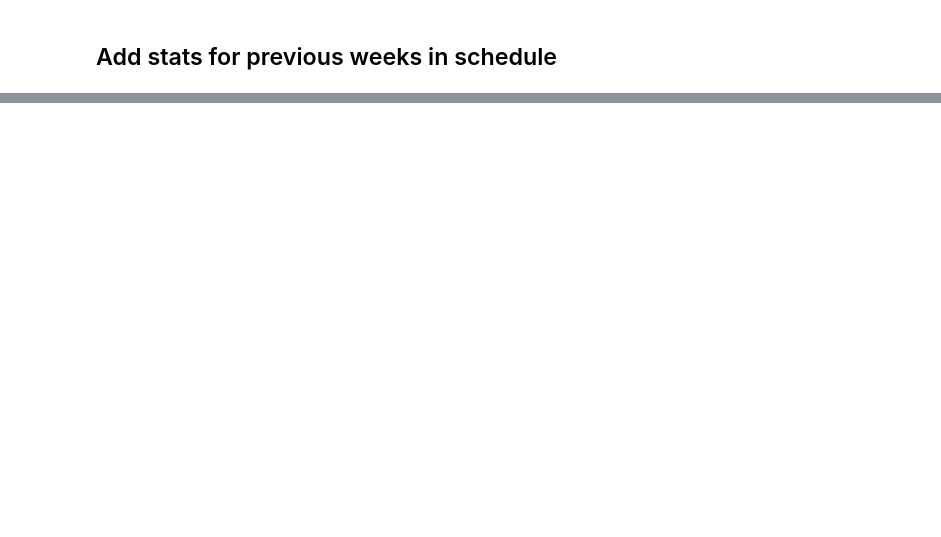
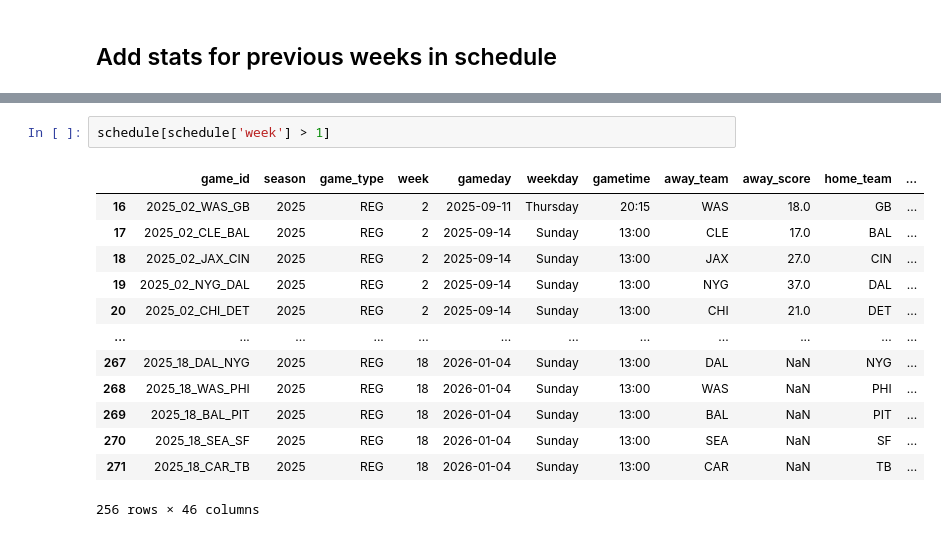
Before and after one commit to tyler-burns/NFLMatchupPrediction, a Jupyter notebook: Code/TrainingDataRetrieval.ipynb, the cells around one changed output, grey strips where cells are left out. Cells and saved outputs as stored; diff of their text form; blank space fills up the shorter version.

```diff
--- a/Code/TrainingDataRetrieval.ipynb
+++ b/Code/TrainingDataRetrieval.ipynb
@@ -169,0 +240,16 @@ team_stats
+# %%
+schedule[schedule['week'] > 1]
+# %% [output]
+|  | game_id | season | game_type | week | gameday | weekday | gametime | away_team | away_score | home_team | ... |
+| 16 | 2025_02_WAS_GB | 2025 | REG | 2 | 2025-09-11 | Thursday | 20:15 | WAS | 18.0 | GB | ... |
+| 17 | 2025_02_CLE_BAL | 2025 | REG | 2 | 2025-09-14 | Sunday | 13:00 | CLE | 17.0 | BAL | ... |
+| 18 | 2025_02_JAX_CIN | 2025 | REG | 2 | 2025-09-14 | Sunday | 13:00 | JAX | 27.0 | CIN | ... |
+| 19 | 2025_02_NYG_DAL | 2025 | REG | 2 | 2025-09-14 | Sunday | 13:00 | NYG | 37.0 | DAL | ... |
+| 20 | 2025_02_CHI_DET | 2025 | REG | 2 | 2025-09-14 | Sunday | 13:00 | CHI | 21.0 | DET | ... |
+| ... | ... | ... | ... | ... | ... | ... | ... | ... | ... | ... | ... |
+| 267 | 2025_18_DAL_NYG | 2025 | REG | 18 | 2026-01-04 | Sunday | 13:00 | DAL | NaN | NYG | ... |
+| 268 | 2025_18_WAS_PHI | 2025 | REG | 18 | 2026-01-04 | Sunday | 13:00 | WAS | NaN | PHI | ... |
+| 269 | 2025_18_BAL_PIT | 2025 | REG | 18 | 2026-01-04 | Sunday | 13:00 | BAL | NaN | PIT | ... |
+| 270 | 2025_18_SEA_SF | 2025 | REG | 18 | 2026-01-04 | Sunday | 13:00 | SEA | NaN | SF | ... |
+| 271 | 2025_18_CAR_TB | 2025 | REG | 18 | 2026-01-04 | Sunday | 13:00 | CAR | NaN | TB | ... |
+256 rows × 46 columns
```
Also changed, not shown: parts of 10 cells of this notebook.
